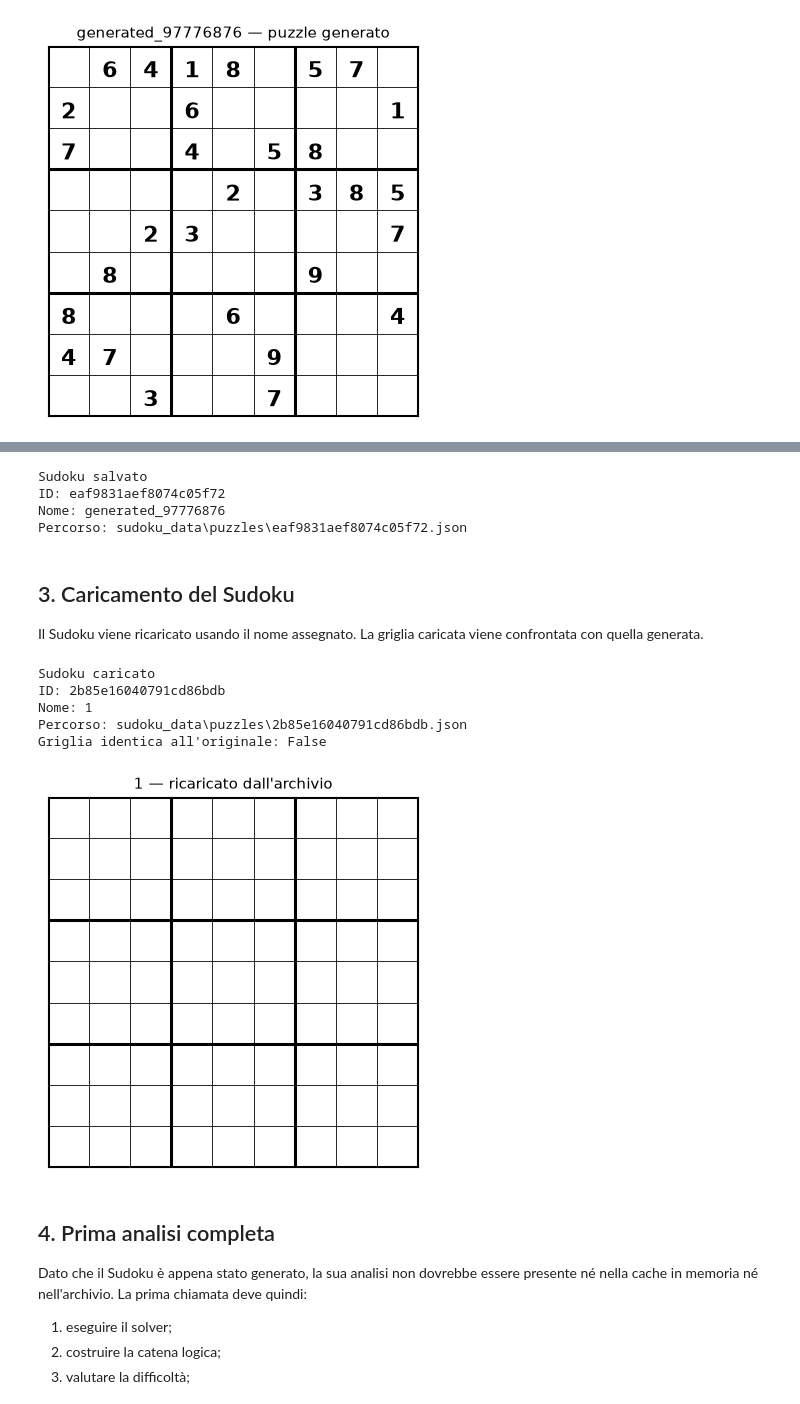
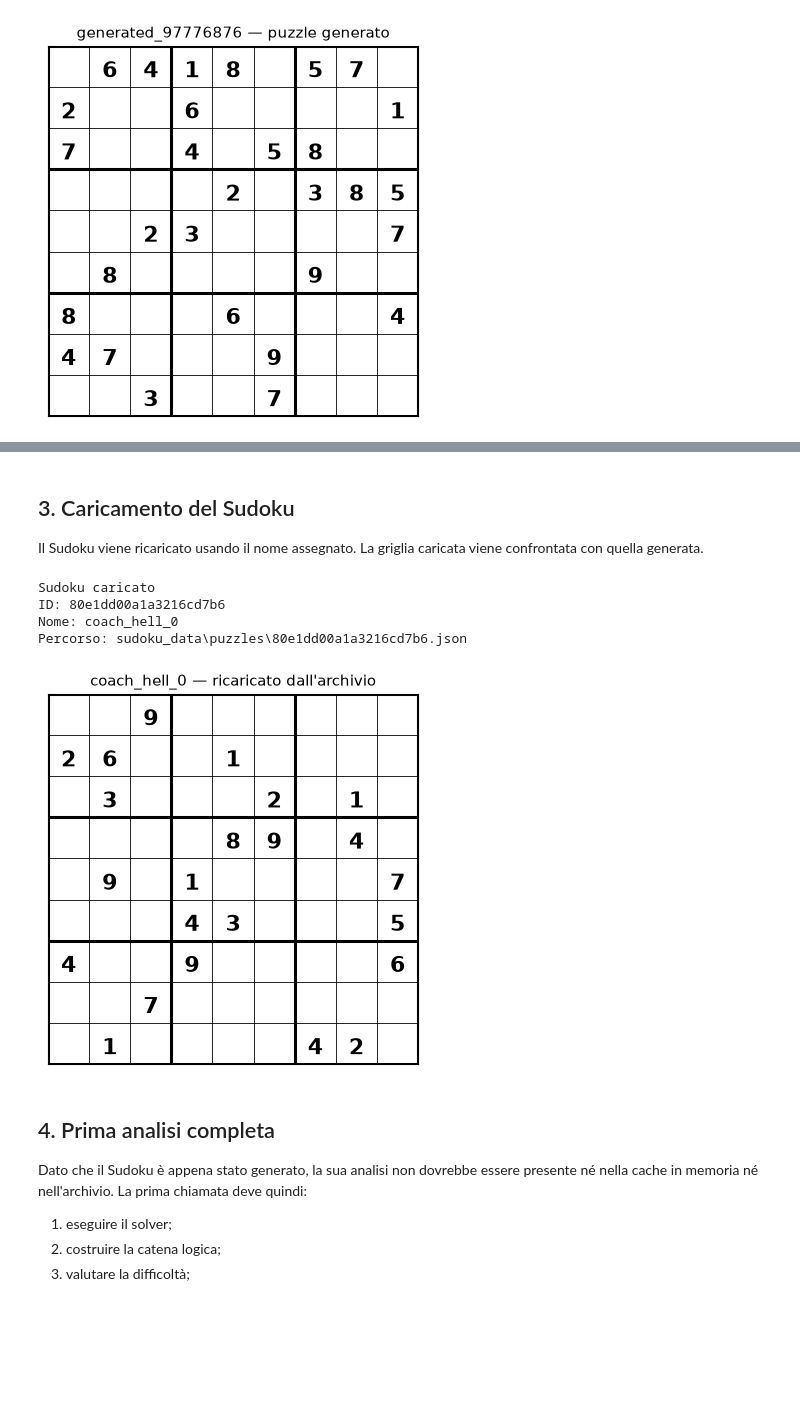
Before and after one commit to GiacomoAru/sudoku_ranker, a Jupyter notebook: sudoku_archive_demo.ipynb, the cells around one changed output, grey strips where cells are left out. Drawn from its saved outputs; the diff is of its cells as text; code cells hidden in the pictures; blank space fills up the shorter version.

```diff
--- a/sudoku_archive_demo.ipynb
+++ b/sudoku_archive_demo.ipynb
@@ -64,49 +60,27 @@ Il Sudoku viene salvato nella cartella `puzzles` dell'archivio. Il nome del file
-# %%
-saved_info = sa.save_sudoku(
-    generated_puzzle,
-    name=puzzle_name,
-    metadata={
-        "seed": seed,
-        "target_clues": 30,
-        "purpose": "test completo archivio e cache",
-    },
-)
-
-print("Sudoku salvato")
-print("ID:", saved_info["id"])
-print("Nome:", saved_info["name"])
-print("Percorso:", saved_info["path"])
-# %% [output]
-Sudoku salvato
-ID: eaf9831aef8074c05f72
-Nome: generated_97776876
-Percorso: sudoku_data\puzzles\eaf9831aef8074c05f72.json
 # %% [markdown]
 ## 3. Caricamento del Sudoku
 
 Il Sudoku viene ricaricato usando il nome assegnato. La griglia caricata viene confrontata con quella generata.
 # %%
-loaded_info = sa.load_sudoku('1')
+loaded_info = sa.load_sudoku('coach_hell_0')
 loaded_puzzle = loaded_info["grid"]
 
 print("Sudoku caricato")
 print("ID:", loaded_info["id"])
 print("Nome:", loaded_info["name"])
 print("Percorso:", loaded_info["path"])
-print("Griglia identica all'originale:", (loaded_puzzle == generated_puzzle).all())
 
 sv.draw_grid(
     loaded_puzzle,
     title=f"{loaded_info['name']} — ricaricato dall'archivio",
 )
 plt.show()
 # %% [output]
 Sudoku caricato
-ID: 2b85e16040791cd86bdb
-Nome: 1
-Percorso: sudoku_data\puzzles\2b85e16040791cd86bdb.json
-Griglia identica all'originale: False
+ID: 80e1dd00a1a3216cd7b6
+Nome: coach_hell_0
+Percorso: sudoku_data\puzzles\80e1dd00a1a3216cd7b6.json
-[figure, old version]
+[figure, new version]
 # %% [markdown]
 ## 4. Prima analisi completa
 
```
Also changed, not shown: parts of 12 cells of this notebook, 2 other files.
